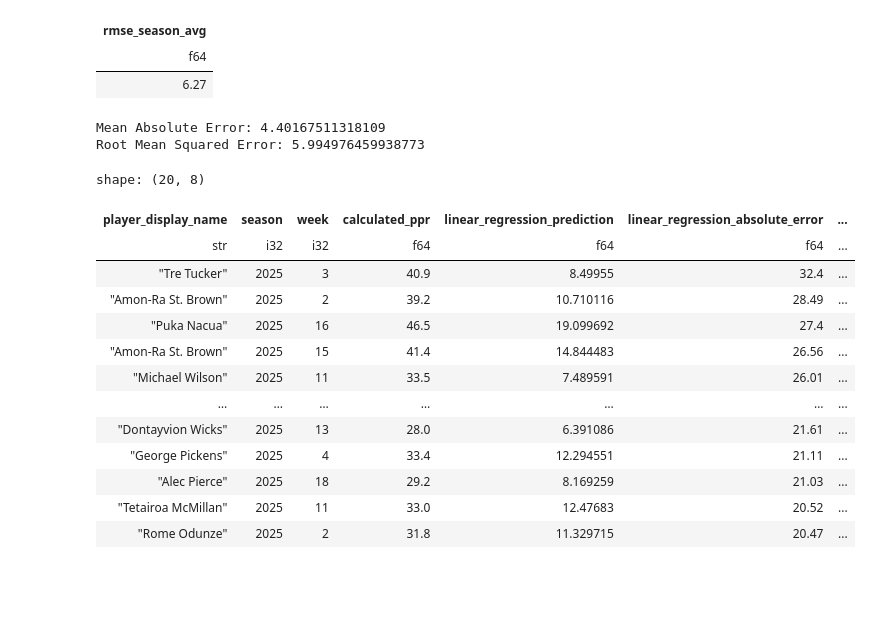
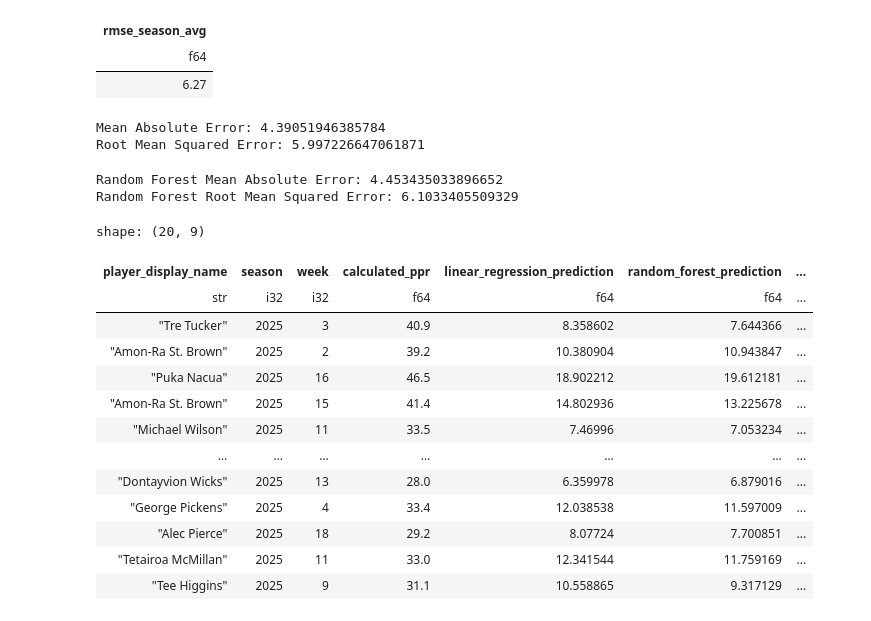
Before and after one commit to samarthsarda9/fantasy-football-project, a Jupyter notebook: notebooks/03_further_engineering.ipynb, the cells around one changed output. Cells and saved outputs as stored; diff of their text form; code cells hidden in the pictures; blank space fills up the shorter version.

```diff
--- a/notebooks/03_further_engineering.ipynb
+++ b/notebooks/03_further_engineering.ipynb
@@ -259,6 +434,8 @@ dataset = (
         'prev_rolling_3_receptions',
         'prev_rolling_3_receiving_yards',
         'prev_season_avg_ppr',
+        'prev_defense_wr_yds_allowed_avg',
+        'prev_defense_wr_ppr_allowed_avg',
         'calculated_ppr',
         'absolute_error',
         'season_avg_error'
@@ -271,6 +448,8 @@ dataset = dataset.filter(
     (pl.col("prev_rolling_3_receptions").is_not_null()) &
     (pl.col("prev_rolling_3_receiving_yards").is_not_null()) &
     (pl.col("prev_season_avg_ppr").is_not_null()) &
+    (pl.col("prev_defense_wr_yds_allowed_avg").is_not_null()) &
+    (pl.col("prev_defense_wr_ppr_allowed_avg").is_not_null()) &
     (pl.col("calculated_ppr").is_not_null())
 )
 
@@ -330,22 +509,20 @@ shape: (1, 1)
 | rmse_season_avg |
 | f64 |
 | 6.27 |
+# %%
+feature_columns = [
+    "prev_rolling_3_ppr",
+    "prev_rolling_3_targets",
+    "prev_rolling_3_receptions",
+    "prev_rolling_3_receiving_yards",
+    "prev_season_avg_ppr",
+    "prev_defense_wr_yds_allowed_avg",
+    "prev_defense_wr_ppr_allowed_avg"
+]
 # %%
-X_train = dataset.filter(pl.col("season") < 2025).select([
-    'prev_rolling_3_ppr',
-    'prev_rolling_3_targets',
-    'prev_rolling_3_receptions',
-    'prev_rolling_3_receiving_yards',
-    'prev_season_avg_ppr',
-]).to_numpy()
+X_train = dataset.filter(pl.col("season") < 2025).select(feature_columns).to_numpy()
 
-X_test = dataset.filter(pl.col("season") == 2025).select([
-    'prev_rolling_3_ppr',
-    'prev_rolling_3_targets',
-    'prev_rolling_3_receptions',
-    'prev_rolling_3_receiving_yards',
-    'prev_season_avg_ppr',
-]).to_numpy()
+X_test = dataset.filter(pl.col("season") == 2025).select(feature_columns).to_numpy()
 
 y_train = dataset.filter(pl.col("season") < 2025).select('calculated_ppr').to_numpy().ravel()
 y_test = dataset.filter(pl.col("season") == 2025).select('calculated_ppr').to_numpy().ravel()
@@ -358,56 +535,71 @@ print(f"Mean Absolute Error: {mae}")
 rmse = root_mean_squared_error(y_test, y_pred)
 print(f"Root Mean Squared Error: {rmse}")
 # %% [output]
-Mean Absolute Error: 4.40167511318109
-Root Mean Squared Error: 5.994976459938773
+Mean Absolute Error: 4.39051946385784
+Root Mean Squared Error: 5.997226647061871
+# %%
+random_forest = RandomForestRegressor(n_estimators=200, random_state=42, min_samples_leaf=5)
+
+random_forest.fit(X_train, y_train)
+
+rf_y_pred = random_forest.predict(X_test)
+rf_mae = mean_absolute_error(y_test, rf_y_pred)
+rf_rmse = root_mean_squared_error(y_test, rf_y_pred)
+print(f"Random Forest Mean Absolute Error: {rf_mae}")
+print(f"Random Forest Root Mean Squared Error: {rf_rmse}")
+# %% [output]
+Random Forest Mean Absolute Error: 4.453435033896652
+Random Forest Root Mean Squared Error: 6.1033405509329
 # %%
 test_results = (
     dataset
     .filter(pl.col("season") == 2025)
     .with_columns(
-        pl.Series("linear_regression_prediction", y_pred)
+        pl.Series("linear_regression_prediction", y_pred),
+        pl.Series("random_forest_prediction", rf_y_pred)
     )
 )
 
 test_results = test_results.with_columns(
     (pl.col("linear_regression_prediction") - pl.col("calculated_ppr"))
     .abs()
     .round(2)
     .alias("linear_regression_absolute_error"),
 
     (pl.col("prev_rolling_3_ppr") - pl.col("calculated_ppr"))
     .abs()
     .round(2)
     .alias("rolling_baseline_absolute_error"),
 
     (pl.col("prev_season_avg_ppr") - pl.col("calculated_ppr"))
     .abs()
     .round(2)
     .alias("season_baseline_absolute_error")
 )
 
 test_results.select([
     "player_display_name",
     "season",
     "week",
     "calculated_ppr",
     "linear_regression_prediction",
+    "random_forest_prediction",
     "linear_regression_absolute_error",
     "rolling_baseline_absolute_error",
     "season_baseline_absolute_error",
 ]).sort("linear_regression_absolute_error", descending=True).head(20)
 # %% [output]
-shape: (20, 8)
+shape: (20, 9)
-| player_display_name | season | week | calculated_ppr | linear_regression_prediction | linear_regression_absolute_error | ... |
+| player_display_name | season | week | calculated_ppr | linear_regression_prediction | random_forest_prediction | ... |
 | str | i32 | i32 | f64 | f64 | f64 | ... |
-| "Tre Tucker" | 2025 | 3 | 40.9 | 8.49955 | 32.4 | ... |
-| "Amon-Ra St. Brown" | 2025 | 2 | 39.2 | 10.710116 | 28.49 | ... |
-| "Puka Nacua" | 2025 | 16 | 46.5 | 19.099692 | 27.4 | ... |
-| "Amon-Ra St. Brown" | 2025 | 15 | 41.4 | 14.844483 | 26.56 | ... |
-| "Michael Wilson" | 2025 | 11 | 33.5 | 7.489591 | 26.01 | ... |
+| "Tre Tucker" | 2025 | 3 | 40.9 | 8.358602 | 7.644366 | ... |
+| "Amon-Ra St. Brown" | 2025 | 2 | 39.2 | 10.380904 | 10.943847 | ... |
+| "Puka Nacua" | 2025 | 16 | 46.5 | 18.902212 | 19.612181 | ... |
+| "Amon-Ra St. Brown" | 2025 | 15 | 41.4 | 14.802936 | 13.225678 | ... |
+| "Michael Wilson" | 2025 | 11 | 33.5 | 7.46996 | 7.053234 | ... |
 | … | … | … | … | … | … | ... |
-| "Dontayvion Wicks" | 2025 | 13 | 28.0 | 6.391086 | 21.61 | ... |
-| "George Pickens" | 2025 | 4 | 33.4 | 12.294551 | 21.11 | ... |
-| "Alec Pierce" | 2025 | 18 | 29.2 | 8.169259 | 21.03 | ... |
-| "Tetairoa McMillan" | 2025 | 11 | 33.0 | 12.47683 | 20.52 | ... |
-| "Rome Odunze" | 2025 | 2 | 31.8 | 11.329715 | 20.47 | ... |
+| "Dontayvion Wicks" | 2025 | 13 | 28.0 | 6.359978 | 6.879016 | ... |
+| "George Pickens" | 2025 | 4 | 33.4 | 12.038538 | 11.597009 | ... |
+| "Alec Pierce" | 2025 | 18 | 29.2 | 8.07724 | 7.700851 | ... |
+| "Tetairoa McMillan" | 2025 | 11 | 33.0 | 12.341544 | 11.759169 | ... |
+| "Tee Higgins" | 2025 | 9 | 31.1 | 10.558865 | 9.317129 | ... |
```
Also changed, not shown: parts of 15 cells of this notebook, 2 other files.
